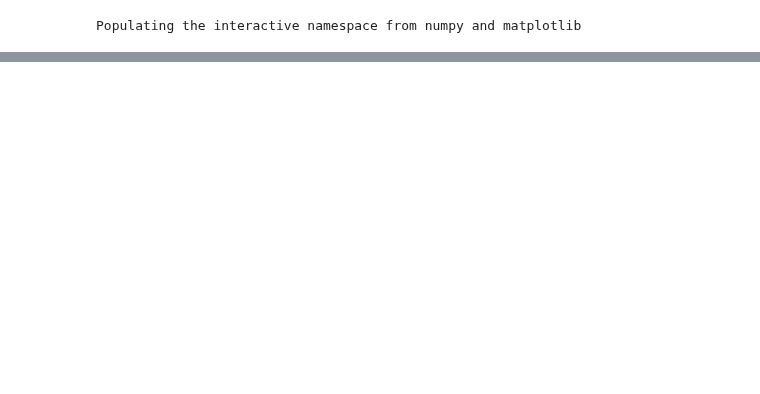
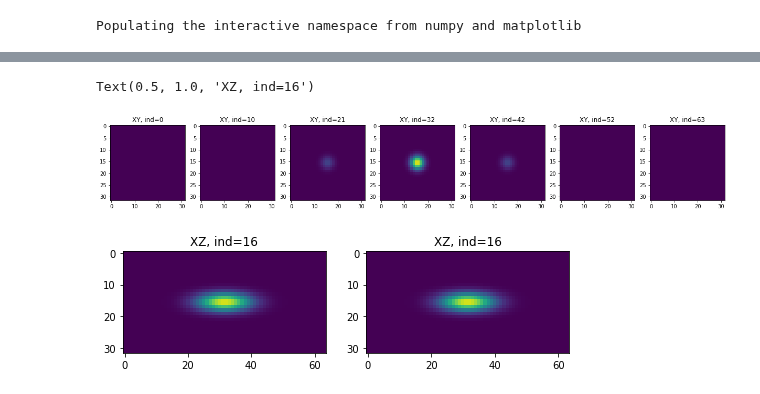
Before and after one commit to kkhchung/smlm-dl, a Jupyter notebook: smlm_dl/simulate_tests.ipynb, the cells around one changed output, grey strips where cells are left out. Saved outputs shown, nothing was run; the diff lists cells and outputs as text; code cells hidden in the pictures; blank space fills up the shorter version.

```diff
--- a/smlm_dl/simulate_tests.ipynb
+++ b/smlm_dl/simulate_tests.ipynb
@@ -10,0 +20,20 @@ imshow(simulate.simulate_image_gauss2d(128, 128, 16))
+# %%
+reload(simulate)
+volume = simulate.simulate_centered_3d_gaussian(32, 32, 64,)
+
+n = 7
+fig, axes = subplots(1, n, figsize=(3*n, 3))
+for i, j in enumerate(np.linspace(0, volume.shape[2]-1, n)):
+    j = np.round(j).astype(int)
+    axes[i].imshow(volume[:,:,j], vmin=0, vmax=1)
+    axes[i].set_title("XY, ind={}".format(j))
+
+fig, axes = subplots(1, 2, figsize=(4*2, 2))
+axes[0].imshow(volume[:,volume.shape[1]//2,:], vmin=0, vmax=1)
+axes[0].set_title("XZ, ind={}".format(volume.shape[1]//2))
+axes[1].imshow(volume[volume.shape[0]//2,:,:], vmin=0, vmax=1)
+axes[1].set_title("XZ, ind={}".format(volume.shape[0]//2))
+# %% [output]
+Text(0.5, 1.0, 'XZ, ind=16')
+[figure, added]
+[figure, added]
```
Also changed, not shown: parts of 3 cells of this notebook, 1 other file.
